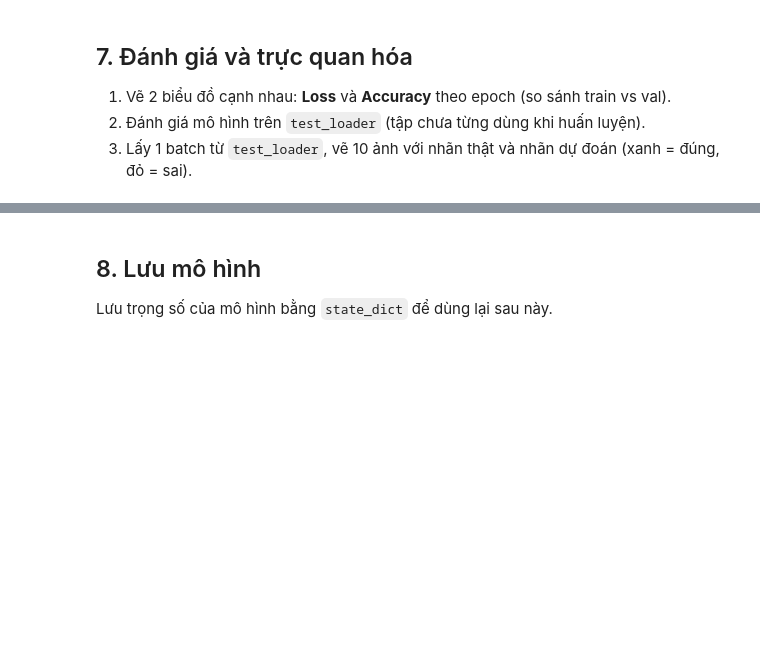
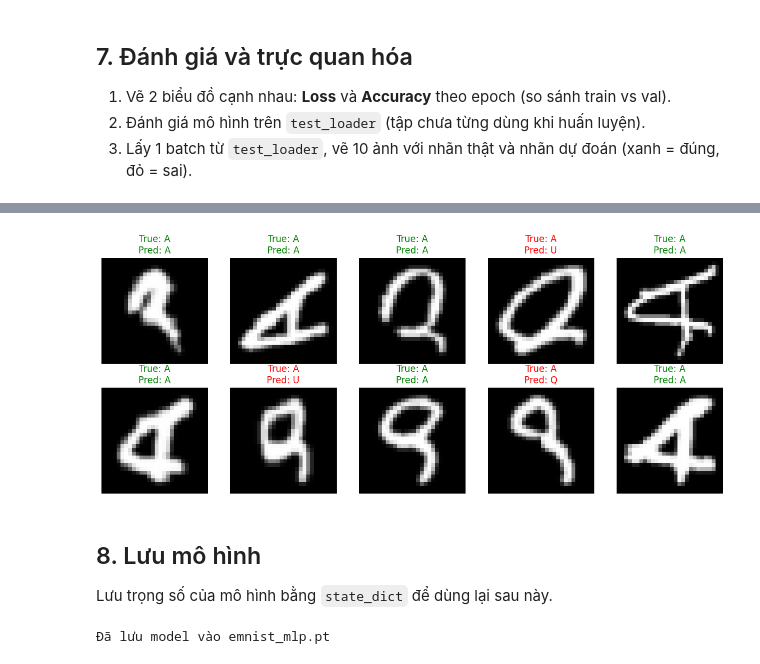
Before and after one commit to HnhanBk415/mliot-pyml-2026-hw, a Jupyter notebook: week07/Homework_B13/pytorch_emnist.ipynb, the cells around one changed output, grey strips where cells are left out. Cells and saved outputs as stored; diff of their text form; code cells hidden in the pictures; blank space fills up the shorter version.

```diff
--- a/week07/Homework_B13/pytorch_emnist.ipynb
+++ b/week07/Homework_B13/pytorch_emnist.ipynb
@@ -83,10 +142,15 @@ class EMNISTMLP(nn.Module):
     def __init__(self):
         super().__init__()
         # TODO: định nghĩa các layer
-
+        self.network = nn.Sequential(
+            nn.Flatten(),
+            nn.Linear(784, 128),
+            nn.ReLU(),
+            nn.Linear(128, 26)
+        )
     def forward(self, images):
         # TODO: cho images đi qua các layer
-        pass
+        return self.network(images)
 
 model = EMNISTMLP().to(DEVICE)
 criterion = nn.CrossEntropyLoss()
@@ -146,6 +341,52 @@ print(f'Test loss={test_loss:.4f}, test accuracy={test_accuracy:.2%}')
+# %%
+# vẽ 10 dự đoán trên test
+test_images, test_labels = next(iter(test_loader))
+
+model.eval()
+
+with torch.no_grad():
+    logits = model(test_images.to(DEVICE))
+    predictions = logits.argmax(dim=1).cpu()
+
+fig, axes = plt.subplots(2, 5, figsize=(12, 5))
+
+for i, ax in enumerate(axes.flat):
+    image = test_images[i].squeeze()
+
+    true_label = test_labels[i].item()
+    pred_label = predictions[i].item()
+
+    true_letter = chr(true_label + ord('A'))
+    pred_letter = chr(pred_label + ord('A'))
+
+    is_correct = true_label == pred_label
+
+    color = 'green' if is_correct else 'red'
+
+    ax.imshow(image, cmap='gray')
+
+    ax.set_title(
+        f'True: {true_letter}\nPred: {pred_letter}',
+        color=color
+    )
+
+    ax.axis('off')
+
+plt.tight_layout()
+plt.show()
+# %% [output]
+[figure, added]
 # %% [markdown]
 ## 8. Lưu mô hình
 
 Lưu trọng số của mô hình bằng `state_dict` để dùng lại sau này.
 # %%
 # TODO: lưu state_dict của model vào file 'emnist_mlp.pt'
+torch.save(
+    model.state_dict(),
+    'emnist_mlp.pt'
+)
+
+print('Đã lưu model vào emnist_mlp.pt')
+# %% [output]
+Đã lưu model vào emnist_mlp.pt
```
Also changed, not shown: parts of 10 cells of this notebook.
